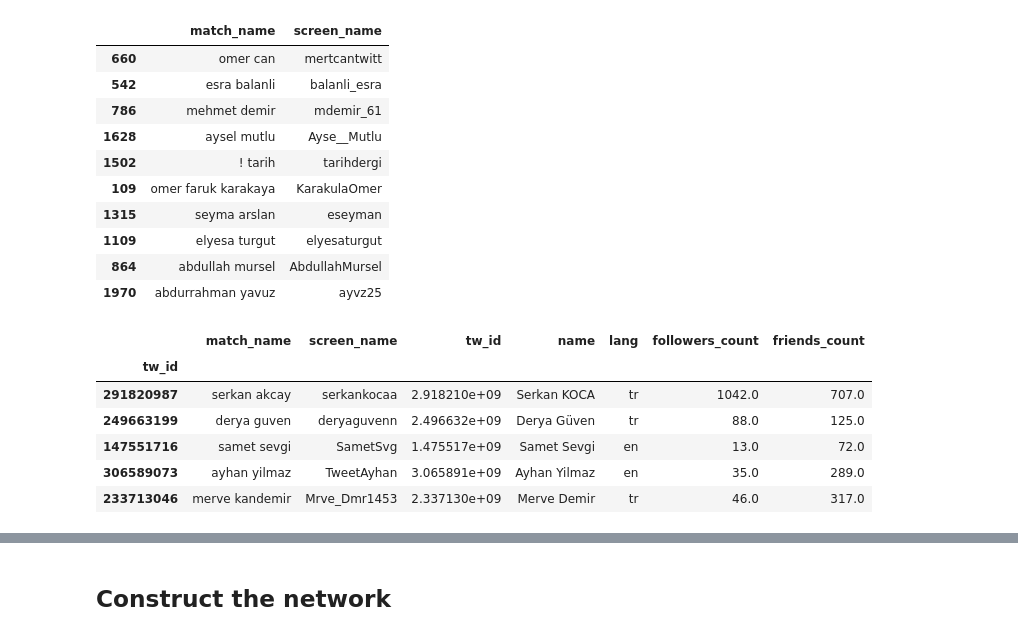
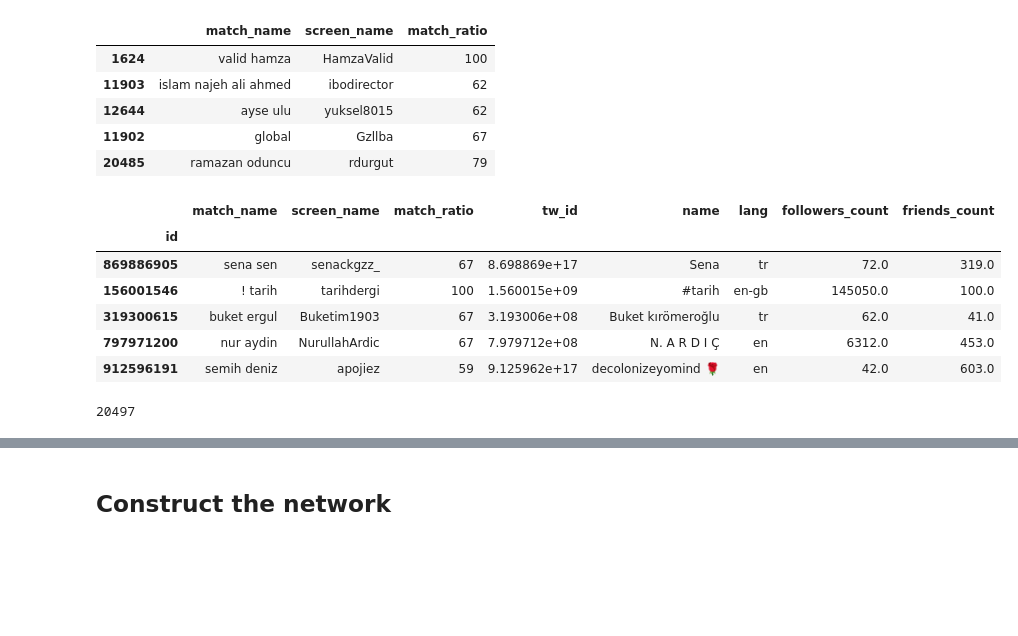
Before and after one commit to AmmarRashed/EventOrient, a Jupyter notebook: notebooks/tracking_link_formation.ipynb, the cells around one changed output, grey strips where cells are left out. Saved outputs shown, nothing was run; the diff lists cells and outputs as text; code cells hidden in the pictures; blank space fills up the shorter version.

Commit message:
reported all matching ratios

```diff
--- a/notebooks/tracking_link_formation.ipynb
+++ b/notebooks/tracking_link_formation.ipynb
@@ -48,0 +108,3 @@ twitter_users.sample(5)
+# %%
+sehir_orgs = twitter_users[twitter_users.cleaned_name==True].drop(labels=["cleaned_name"], axis=1)
+sehir_users = twitter_users[twitter_users.cleaned_name==False].drop(labels=["cleaned_name"], axis=1)
@@ -49,7 +131,7 @@ twitter_users.sample(5)
 # %%
 truncate = lambda x: int(str(int(x))[:9])
 # %%
-resetted = twitter_users.reset_index()
+resetted = sehir_users.reset_index()
 index = resetted.id.apply(truncate)
 resetted.rename(columns={"id":"tw_id"}, inplace=True)
 resetted.index = index
@@ -208,32 +195,33 @@ There are 2089 matches
 # %%
+sehir_matches_df['match_ratio'] = sehir_matches_df.match_name.apply(lambda x: x[0][1])
 sehir_matches_df.match_name = sehir_matches_df.match_name.apply(lambda x: x[0][0])
-sehir_matches_df.sample(10)
+sehir_matches_df.sample(5)
 # %% [output]
-|  | match_name | screen_name |
-| 660 | omer can | mertcantwitt |
-| 542 | esra balanli | balanli_esra |
-| 786 | mehmet demir | mdemir_61 |
-| 1628 | aysel mutlu | Ayse__Mutlu |
-| 1502 | ! tarih | tarihdergi |
-| 109 | omer faruk karakaya | KarakulaOmer |
-| 1315 | seyma arslan | eseyman |
-| 1109 | elyesa turgut | elyesaturgut |
-| 864 | abdullah mursel | AbdullahMursel |
-| 1970 | abdurrahman yavuz | ayvz25 |
+|  | match_name | screen_name | match_ratio |
+| 1624 | valid hamza | HamzaValid | 100 |
+| 11903 | islam najeh ali ahmed | ibodirector | 62 |
+| 12644 | ayse ulu | yuksel8015 | 62 |
+| 11902 | global | Gzllba | 67 |
+| 20485 | ramazan oduncu | rdurgut | 79 |
 # %%
-tu=twitter_users.drop(["match_name","match_ratio"], axis=1)
+tu=twitter_users.drop(labels=["match_name","match_ratio"], axis=1)
 # %%
 twitter_users = sehir_matches_df.merge(tu, on="screen_name")
 index = twitter_users.tw_id.apply(truncate)
-twitter_users.index = index
+twitter_users["id"] = index
+twitter_users.set_index("id", inplace=True)
 twitter_users.sample(5)
 # %% [output]
-|  | match_name | screen_name | tw_id | name | lang | followers_count | friends_count |
-| tw_id |  |  |  |  |  |  |  |
-| 291820987 | serkan akcay | serkankocaa | 2.918210e+09 | Serkan KOCA | tr | 1042.0 | 707.0 |
-| 249663199 | derya guven | deryaguvenn | 2.496632e+09 | Derya Güven | tr | 88.0 | 125.0 |
-| 147551716 | samet sevgi | SametSvg | 1.475517e+09 | Samet Sevgi | en | 13.0 | 72.0 |
-| 306589073 | ayhan yilmaz | TweetAyhan | 3.065891e+09 | Ayhan Yilmaz | en | 35.0 | 289.0 |
-| 233713046 | merve kandemir | Mrve_Dmr1453 | 2.337130e+09 | Merve Demir | tr | 46.0 | 317.0 |
+|  | match_name | screen_name | match_ratio | tw_id | name | lang | followers_count | friends_count |
+| id |  |  |  |  |  |  |  |  |
+| 869886905 | sena sen | senackgzz_ | 67 | 8.698869e+17 | Sena | tr | 72.0 | 319.0 |
+| 156001546 | ! tarih | tarihdergi | 100 | 1.560015e+09 | #tarih | en-gb | 145050.0 | 100.0 |
+| 319300615 | buket ergul | Buketim1903 | 67 | 3.193006e+08 | Buket kırömeroğlu | tr | 62.0 | 41.0 |
+| 797971200 | nur aydin | NurullahArdic | 67 | 7.979712e+08 | N. A R D I Ç | en | 6312.0 | 453.0 |
+| 912596191 | semih deniz | apojiez | 59 | 9.125962e+17 | decolonizeyomind 🌹 | en | 42.0 | 603.0 |
 # %%
 twitter_users.to_csv("../datasets/twitter_users.csv", index_label="id")
+# %%
+len(twitter_users)
+# %% [output]
+20497
```
Also changed, not shown: parts of 23 cells of this notebook, 4 other files.
